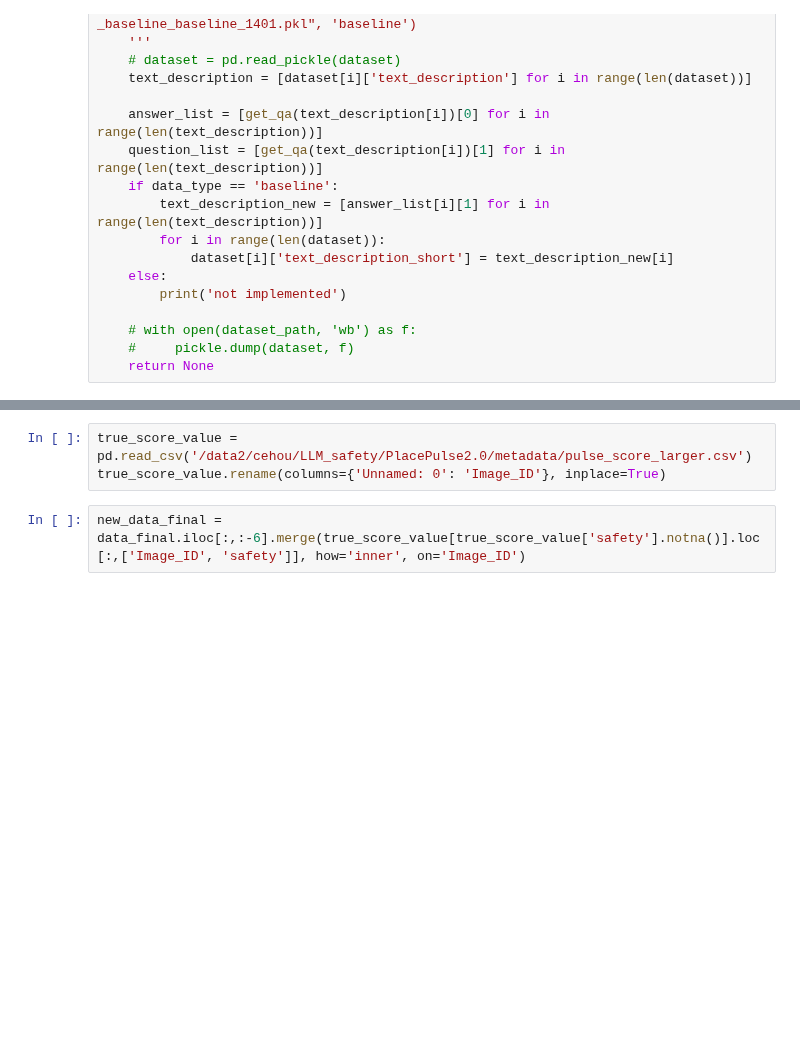
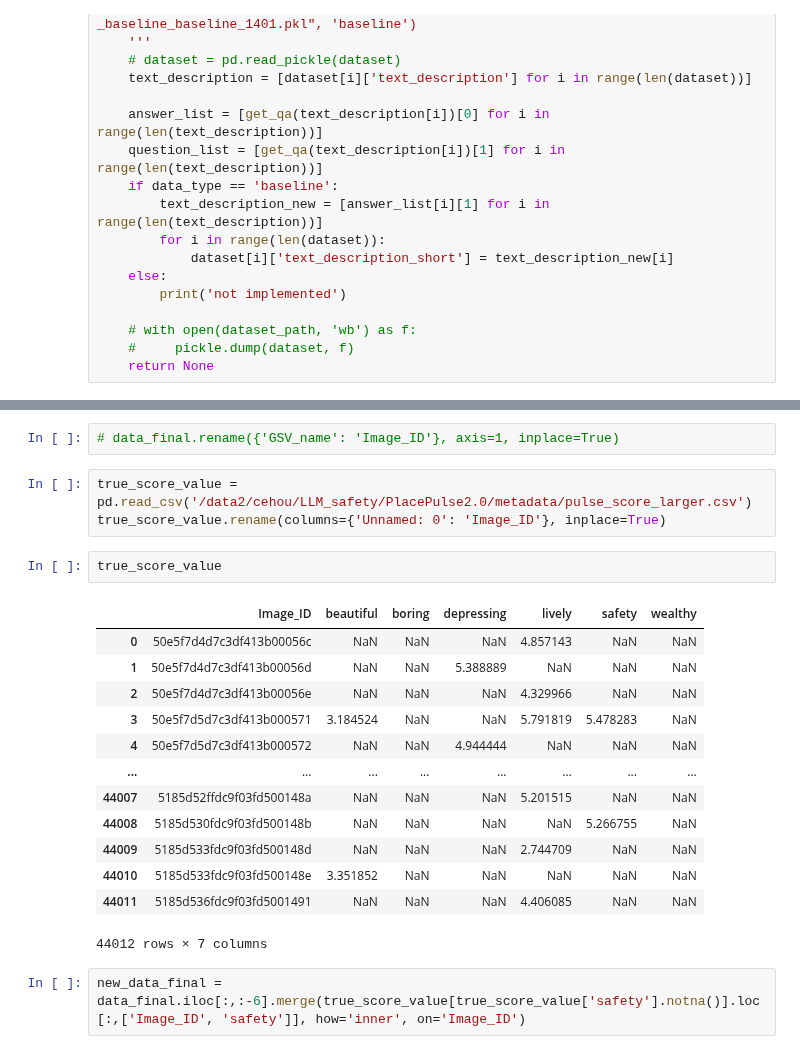
Before and after one commit to CeHouGIS/Safety_Perception_HK, a Jupyter notebook: data_merge.ipynb, the cells around one changed output, grey strips where cells are left out. Drawn from its saved outputs; the diff is of its cells as text; blank space fills up the shorter version.

```diff
--- a/data_merge.ipynb
+++ b/data_merge.ipynb
@@ -162,5 +157,23 @@ data_final.iloc[:,:-6]
+# %%
+# data_final.rename({'GSV_name': 'Image_ID'}, axis=1, inplace=True)
 # %%
 true_score_value = pd.read_csv('/data2/cehou/LLM_safety/PlacePulse2.0/metadata/pulse_score_larger.csv')
 true_score_value.rename(columns={'Unnamed: 0': 'Image_ID'}, inplace=True)
+# %%
+true_score_value
+# %% [output]
+|  | Image_ID | beautiful | boring | depressing | lively | safety | wealthy |
+| 0 | 50e5f7d4d7c3df413b00056c | NaN | NaN | NaN | 4.857143 | NaN | NaN |
+| 1 | 50e5f7d4d7c3df413b00056d | NaN | NaN | 5.388889 | NaN | NaN | NaN |
+| 2 | 50e5f7d4d7c3df413b00056e | NaN | NaN | NaN | 4.329966 | NaN | NaN |
+| 3 | 50e5f7d5d7c3df413b000571 | 3.184524 | NaN | NaN | 5.791819 | 5.478283 | NaN |
+| 4 | 50e5f7d5d7c3df413b000572 | NaN | NaN | 4.944444 | NaN | NaN | NaN |
+| ... | ... | ... | ... | ... | ... | ... | ... |
+| 44007 | 5185d52ffdc9f03fd500148a | NaN | NaN | NaN | 5.201515 | NaN | NaN |
+| 44008 | 5185d530fdc9f03fd500148b | NaN | NaN | NaN | NaN | 5.266755 | NaN |
+| 44009 | 5185d533fdc9f03fd500148d | NaN | NaN | NaN | 2.744709 | NaN | NaN |
+| 44010 | 5185d533fdc9f03fd500148e | 3.351852 | NaN | NaN | NaN | NaN | NaN |
+| 44011 | 5185d536fdc9f03fd5001491 | NaN | NaN | NaN | 4.406085 | NaN | NaN |
+44012 rows × 7 columns
 # %%
 new_data_final = data_final.iloc[:,:-6].merge(true_score_value[true_score_value['safety'].notna()].loc[:,['Image_ID', 'safety']], how='inner', on='Image_ID')
```
Also changed, not shown: parts of 17 cells of this notebook, 5 other files.
